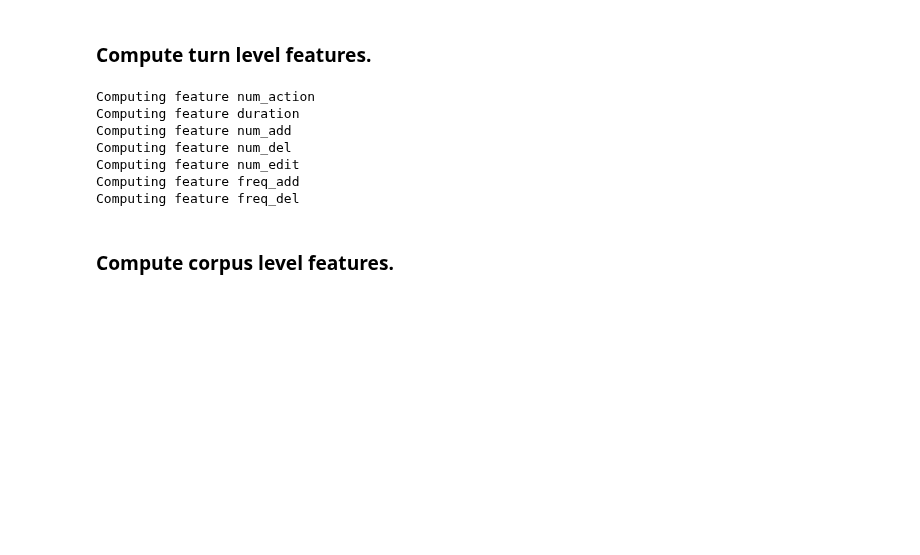
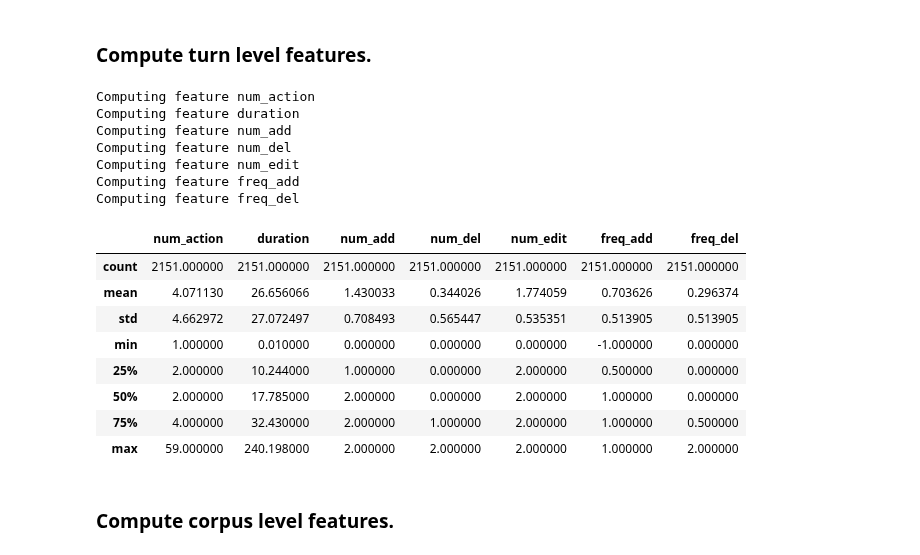
Before and after one commit to chili-epfl/justhink-alignment-analysis, a Jupyter notebook: tools/1_extract_performance_and_other_features_from_logs.ipynb, the cells around one changed output. Drawn from its saved outputs; the diff is of its cells as text; code cells hidden in the pictures; blank space fills up the shorter version.

```diff
--- a/tools/1_extract_performance_and_other_features_from_logs.ipynb
+++ b/tools/1_extract_performance_and_other_features_from_logs.ipynb
@@ -589,29 +595,38 @@ Computing feature ['error', [('last', <function last_valid_value at 0x...>), ('m
 # %%
 # Compute task features.
 turn_features = [
     # Attempt/Turn/Event Counts
     num_action,
     # Time Related
     duration,
 #     # Edit Action Related
     num_add, num_del, num_edit, freq_add, freq_del, # num_histload, freq_histload,
 #     # Evaluation Action Related
 #     num_submitselect, num_histview, num_histnext, num_histprev, num_histnavi,
 #     # Other
 #     num_help,
     ]
 tables['turn'] = compute_features(levels['turn'], turn_features)
 
 # Display the task features table.
-# tables['turn'] #.describe()
+tables['turn'].describe()
 # %% [output]
 Computing feature num_action
 Computing feature duration
 Computing feature num_add
 Computing feature num_del
 Computing feature num_edit
 Computing feature freq_add
 Computing feature freq_del
+|  | num_action | duration | num_add | num_del | num_edit | freq_add | freq_del |
+| count | 2151.000000 | 2151.000000 | 2151.000000 | 2151.000000 | 2151.000000 | 2151.000000 | 2151.000000 |
+| mean | 4.071130 | 26.656066 | 1.430033 | 0.344026 | 1.774059 | 0.703626 | 0.296374 |
+| std | 4.662972 | 27.072497 | 0.708493 | 0.565447 | 0.535351 | 0.513905 | 0.513905 |
+| min | 1.000000 | 0.010000 | 0.000000 | 0.000000 | 0.000000 | -1.000000 | 0.000000 |
+| 25% | 2.000000 | 10.244000 | 1.000000 | 0.000000 | 2.000000 | 0.500000 | 0.000000 |
+| 50% | 2.000000 | 17.785000 | 2.000000 | 0.000000 | 2.000000 | 1.000000 | 0.000000 |
+| 75% | 4.000000 | 32.430000 | 2.000000 | 1.000000 | 2.000000 | 1.000000 | 0.500000 |
+| max | 59.000000 | 240.198000 | 2.000000 | 2.000000 | 2.000000 | 1.000000 | 2.000000 |
 # %% [markdown]
 ### Compute corpus level features.
 # %%
```
Also changed, not shown: parts of 5 cells of this notebook, 19 other files.
